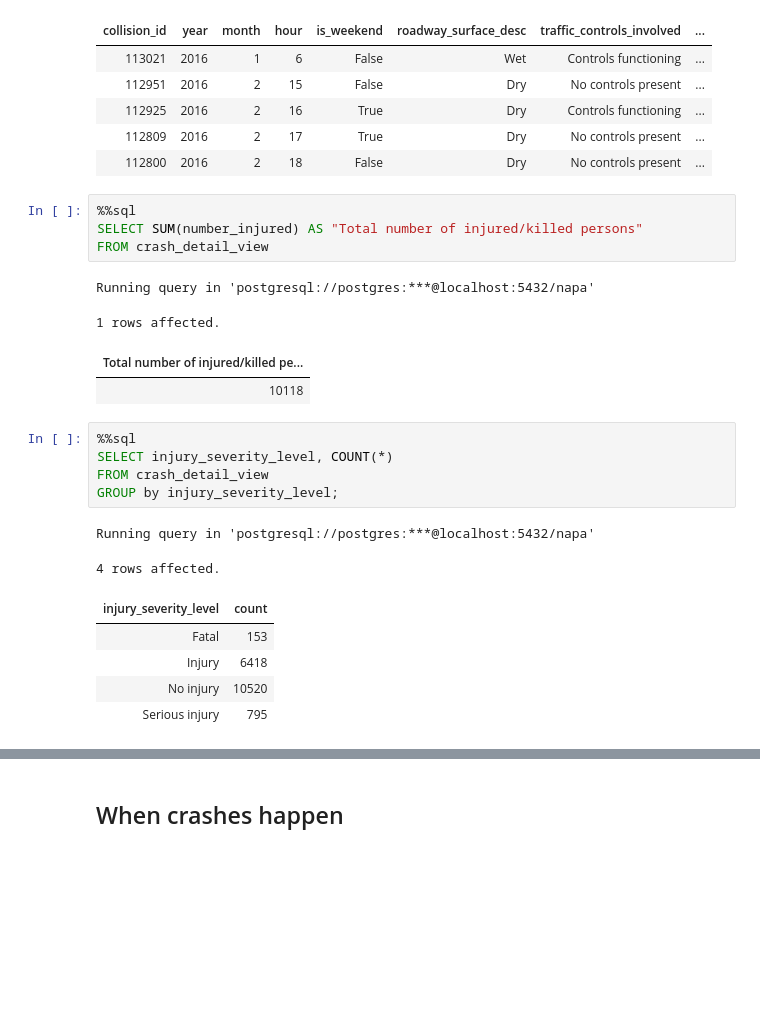
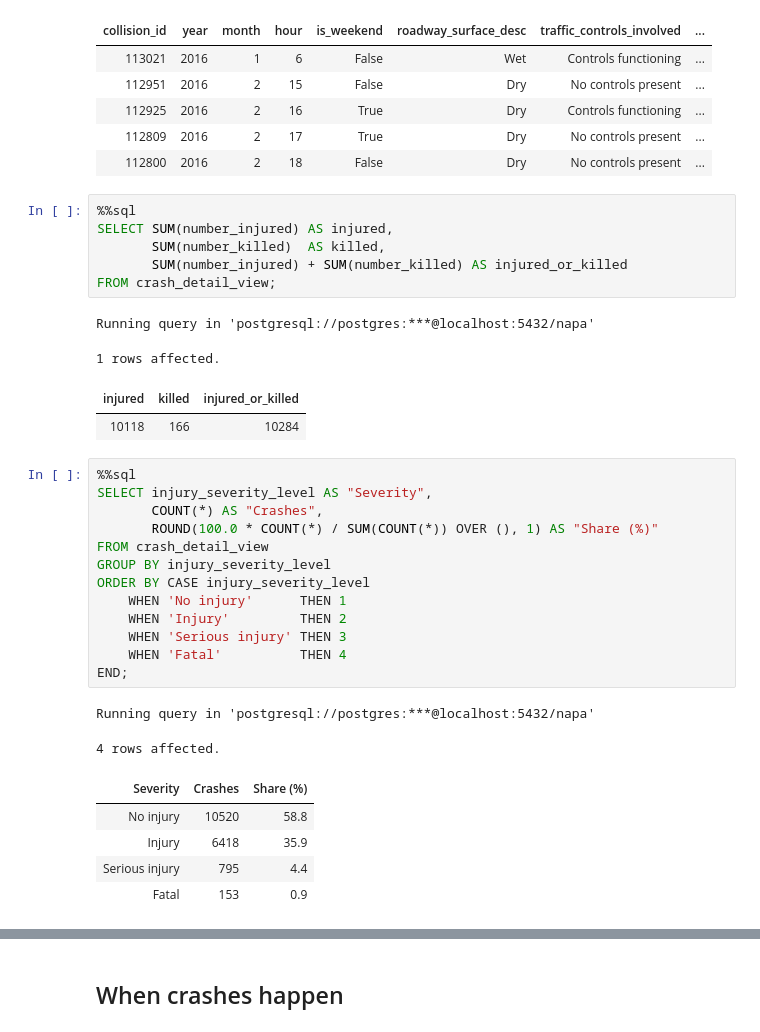
Before and after one commit to cillam/napa_crashes, a Jupyter notebook: napa_crash_analysis.ipynb, the cells around one changed output, grey strips where cells are left out. Cells and saved outputs as stored; diff of their text form; blank space fills up the shorter version.

```diff
--- a/napa_crash_analysis.ipynb
+++ b/napa_crash_analysis.ipynb
@@ -675,23 +706,33 @@ Running query in 'postgresql://postgres:***@localhost:5432/napa'
 | 112800 | 2016 | 2 | 18 | False | Dry | No controls present | ... |
 # %%
 %%sql
-SELECT SUM(number_injured) AS "Total number of injured/killed persons"
-FROM crash_detail_view
+SELECT SUM(number_injured) AS injured,
+       SUM(number_killed)  AS killed,
+       SUM(number_injured) + SUM(number_killed) AS injured_or_killed
+FROM crash_detail_view;
 # %% [output]
 Running query in 'postgresql://postgres:***@localhost:5432/napa'
 1 rows affected.
-| Total number of injured/killed pe... |
-| 10118 |
+| injured | killed | injured_or_killed |
+| 10118 | 166 | 10284 |
 # %%
 %%sql
-SELECT injury_severity_level, COUNT(*)
+SELECT injury_severity_level AS "Severity",
+       COUNT(*) AS "Crashes",
+       ROUND(100.0 * COUNT(*) / SUM(COUNT(*)) OVER (), 1) AS "Share (%)"
 FROM crash_detail_view
-GROUP by injury_severity_level;
+GROUP BY injury_severity_level
+ORDER BY CASE injury_severity_level
+    WHEN 'No injury'      THEN 1
+    WHEN 'Injury'         THEN 2
+    WHEN 'Serious injury' THEN 3
+    WHEN 'Fatal'          THEN 4
+END;
 # %% [output]
 Running query in 'postgresql://postgres:***@localhost:5432/napa'
 4 rows affected.
-| injury_severity_level | count |
-| Fatal | 153 |
-| Injury | 6418 |
-| No injury | 10520 |
-| Serious injury | 795 |
+| Severity | Crashes | Share (%) |
+| No injury | 10520 | 58.8 |
+| Injury | 6418 | 35.9 |
+| Serious injury | 795 | 4.4 |
+| Fatal | 153 | 0.9 |
```
Also changed, not shown: parts of 21 cells of this notebook, 1 other file.
